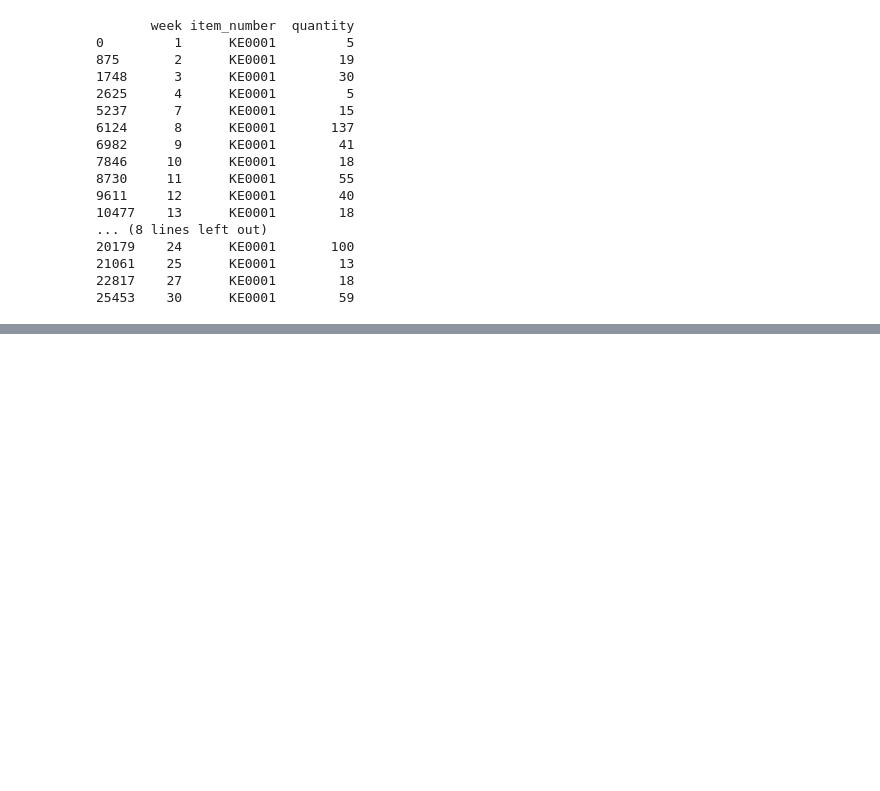
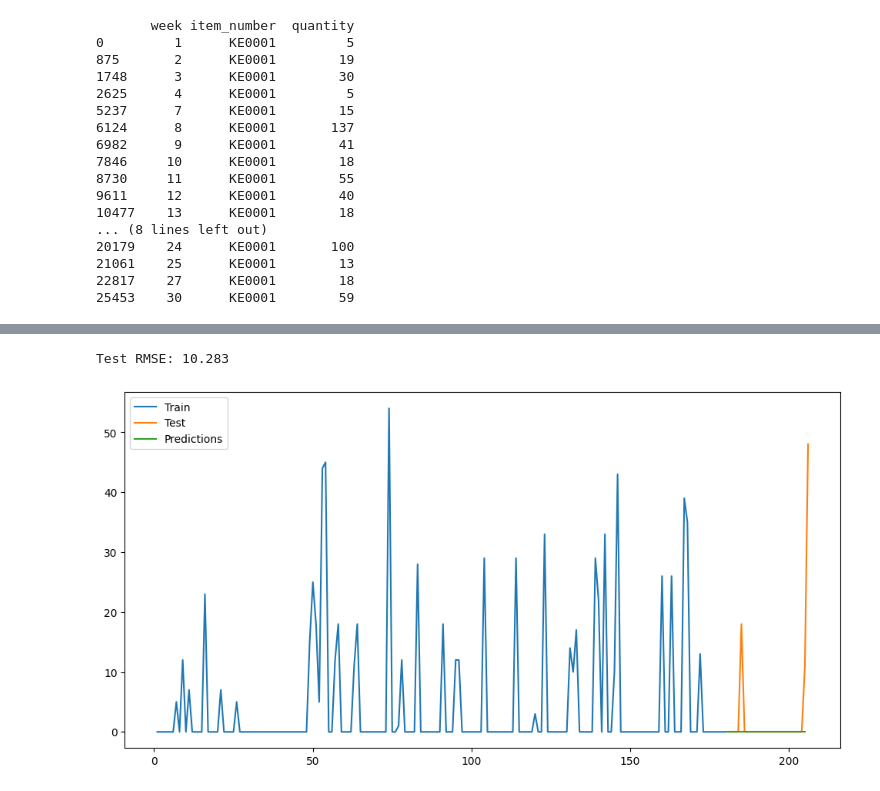
Before and after one commit to naveen-malla/Customer-Segmentation-and-SKU-Forecasting, a Jupyter notebook: sku_forecasting.ipynb, the cells around one changed output, grey strips where cells are left out. Cells and saved outputs as stored; diff of their text form; code cells hidden in the pictures; blank space fills up the shorter version.

```diff
--- a/sku_forecasting.ipynb
+++ b/sku_forecasting.ipynb
@@ -105,0 +218,9 @@ print(df_ke0001)
+# %%
+# the data is not continuous, we need to fill in the missing days with 0 sales
+days = df['day'].unique()
+items = df['item_number'].unique()
+df = df.groupby(['day', 'item_number']).agg({'quantity':'sum'}).reset_index()
+df = df.set_index(['day', 'item_number']).reindex(pd.MultiIndex.from_product([days, items], names=['day', 'item_number'])).reset_index()
+df['quantity'] = df['quantity'].fillna(0)
+
+print(df['day'].nunique())
@@ -105,0 +229,4 @@ print(df_ke0001)
+# %%
+# get the data for item KE0001
+df_ke0001 = df[df['item_number'] == 'KE0001']
+print(df_ke0001)
@@ -105,0 +248,29 @@ print(df_ke0001)
+# %%
+# now we train the ARIMA model on the daily data for item KE0001
+train = df_ke0001[df_ke0001['day'] <= 180]
+test = df_ke0001[df_ke0001['day'] > 180]
+
+model = ARIMA(train['quantity'], order=(5,1,0))
+model_fit = model.fit()
+# %%
+# make predictions
+predictions = model_fit.forecast(steps=len(test))
+predictions = predictions.reset_index()
+predictions.columns = ['day', 'quantity']
+predictions['item_number'] = 'KE0001'
+predictions['day'] = predictions['day'].astype(int)
+
+# calculate the RMSE
+rmse = sqrt(mean_squared_error(test['quantity'], predictions['quantity']))
+print('Test RMSE: %.3f' % rmse)
+
+# plot the results
+plt.figure(figsize=(12, 6))
+plt.plot(train['day'], train['quantity'], label='Train')
+plt.plot(test['day'], test['quantity'], label='Test')
+plt.plot(predictions['day'], predictions['quantity'], label='Predictions')
+plt.legend()
+plt.show()
+# %% [output]
+Test RMSE: 10.283
+[figure, added]
```
Also changed, not shown: parts of 11 cells of this notebook.
